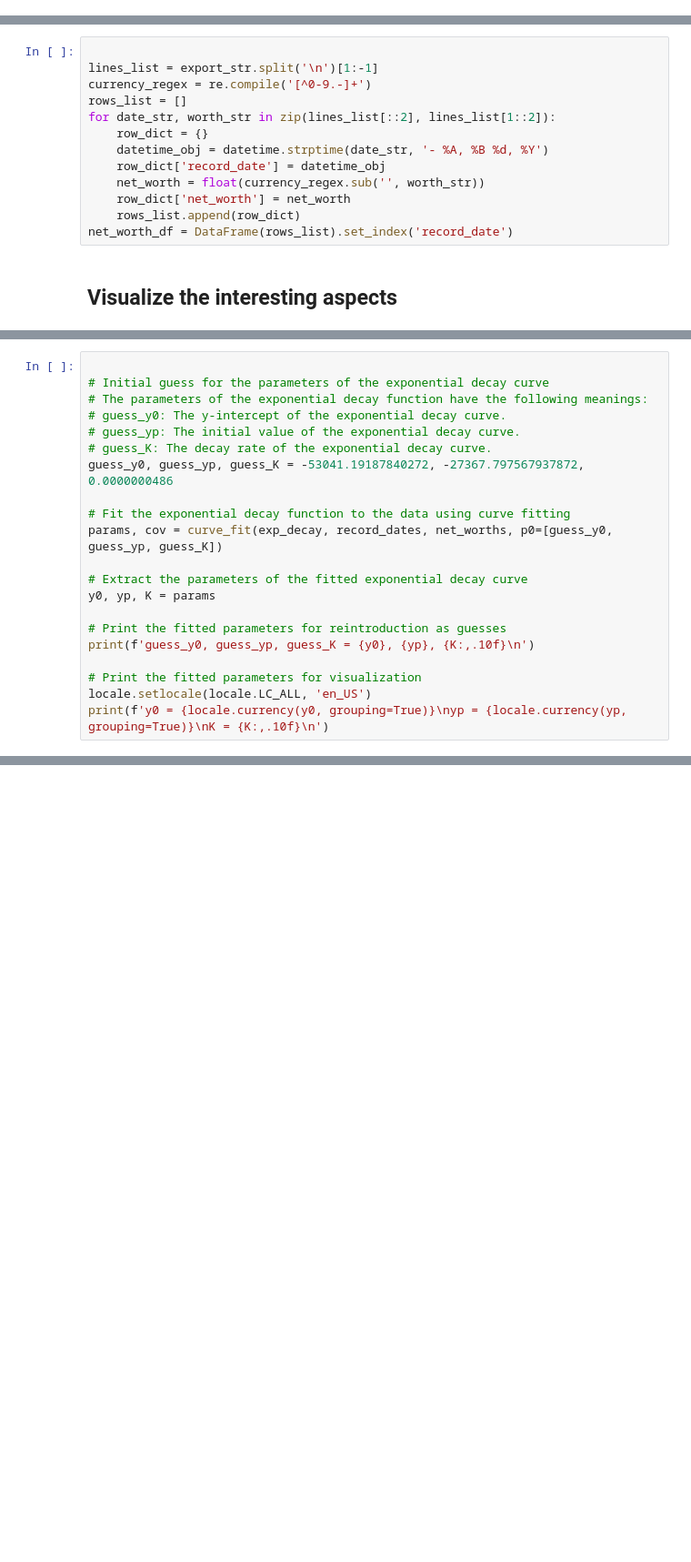
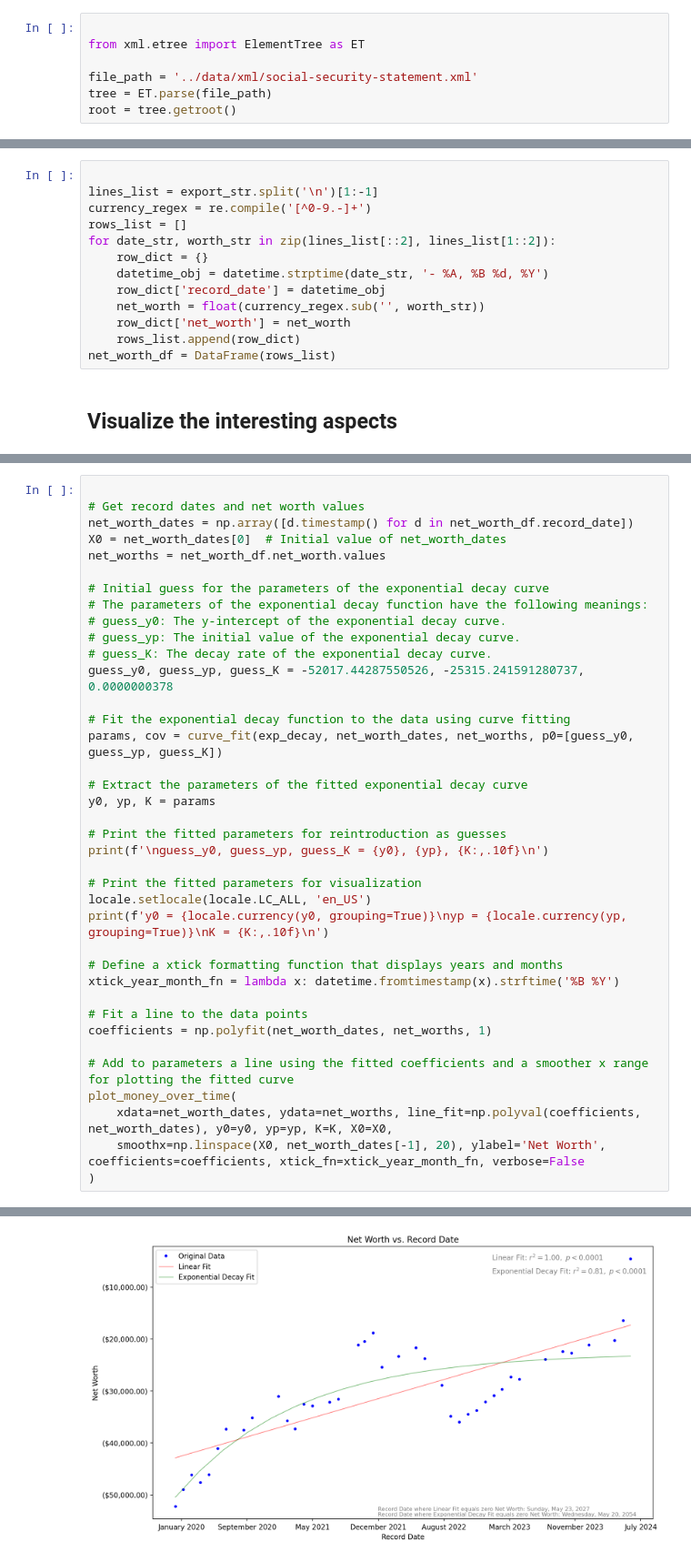
Before and after one commit to dbabbitt/notebooks, a Jupyter notebook: curve_fitting/Net Worth by Date.ipynb, the cells around one changed output, grey strips where cells are left out. Shown at 91% size. Drawn from its saved outputs; the diff is of its cells as text; blank space fills up the shorter version.

```diff
--- a/curve_fitting/Net Worth by Date.ipynb
+++ b/curve_fitting/Net Worth by Date.ipynb
@@ -63,0 +143,7 @@ def get_r_squared_string(xdata, ydata, prefix_str=''):
+# %%
+
+from xml.etree import ElementTree as ET
+
+file_path = '../data/xml/social-security-statement.xml'
+tree = ET.parse(file_path)
+root = tree.getroot()
@@ -80,7 +313,7 @@ for date_str, worth_str in zip(lines_list[::2], lines_list[1::2]):
     net_worth = float(currency_regex.sub('', worth_str))
     row_dict['net_worth'] = net_worth
     rows_list.append(row_dict)
-net_worth_df = DataFrame(rows_list).set_index('record_date')
+net_worth_df = DataFrame(rows_list)
 # %% [markdown]
 
 ## Visualize the interesting aspects
@@ -102,22 +320,39 @@ smoothx = np.linspace(X0, record_dates[-1], 20)
 # %%
+
+# Get record dates and net worth values
+net_worth_dates = np.array([d.timestamp() for d in net_worth_df.record_date])
+X0 = net_worth_dates[0]  # Initial value of net_worth_dates
+net_worths = net_worth_df.net_worth.values
 
 # Initial guess for the parameters of the exponential decay curve
 # The parameters of the exponential decay function have the following meanings:
 # guess_y0: The y-intercept of the exponential decay curve.
 # guess_yp: The initial value of the exponential decay curve.
 # guess_K: The decay rate of the exponential decay curve.
-guess_y0, guess_yp, guess_K = -53041.19187840272, -27367.797567937872, 0.0000000486
+guess_y0, guess_yp, guess_K = -52017.44287550526, -25315.241591280737, 0.0000000378
 
 # Fit the exponential decay function to the data using curve fitting
-params, cov = curve_fit(exp_decay, record_dates, net_worths, p0=[guess_y0, guess_yp, guess_K])
+params, cov = curve_fit(exp_decay, net_worth_dates, net_worths, p0=[guess_y0, guess_yp, guess_K])
 
 # Extract the parameters of the fitted exponential decay curve
 y0, yp, K = params
 
 # Print the fitted parameters for reintroduction as guesses
-print(f'guess_y0, guess_yp, guess_K = {y0}, {yp}, {K:,.10f}\n')
+print(f'\nguess_y0, guess_yp, guess_K = {y0}, {yp}, {K:,.10f}\n')
 
 # Print the fitted parameters for visualization
 locale.setlocale(locale.LC_ALL, 'en_US')
 print(f'y0 = {locale.currency(y0, grouping=True)}\nyp = {locale.currency(yp, grouping=True)}\nK = {K:,.10f}\n')
+
+# Define a xtick formatting function that displays years and months
+xtick_year_month_fn = lambda x: datetime.fromtimestamp(x).strftime('%B %Y')
+
+# Fit a line to the data points
+coefficients = np.polyfit(net_worth_dates, net_worths, 1)
+
+# Add to parameters a line using the fitted coefficients and a smoother x range for plotting the fitted curve
+plot_money_over_time(
+    xdata=net_worth_dates, ydata=net_worths, line_fit=np.polyval(coefficients, net_worth_dates), y0=y0, yp=yp, K=K, X0=X0,
+    smoothx=np.linspace(X0, net_worth_dates[-1], 20), ylabel='Net Worth', coefficients=coefficients, xtick_fn=xtick_year_month_fn, verbose=False
+)
 # %% [output]
@@ -128,0 +364 @@ K = 0.0000000486
+[figure, added]
```
Also changed, not shown: parts of 16 cells of this notebook, 7 other files.
